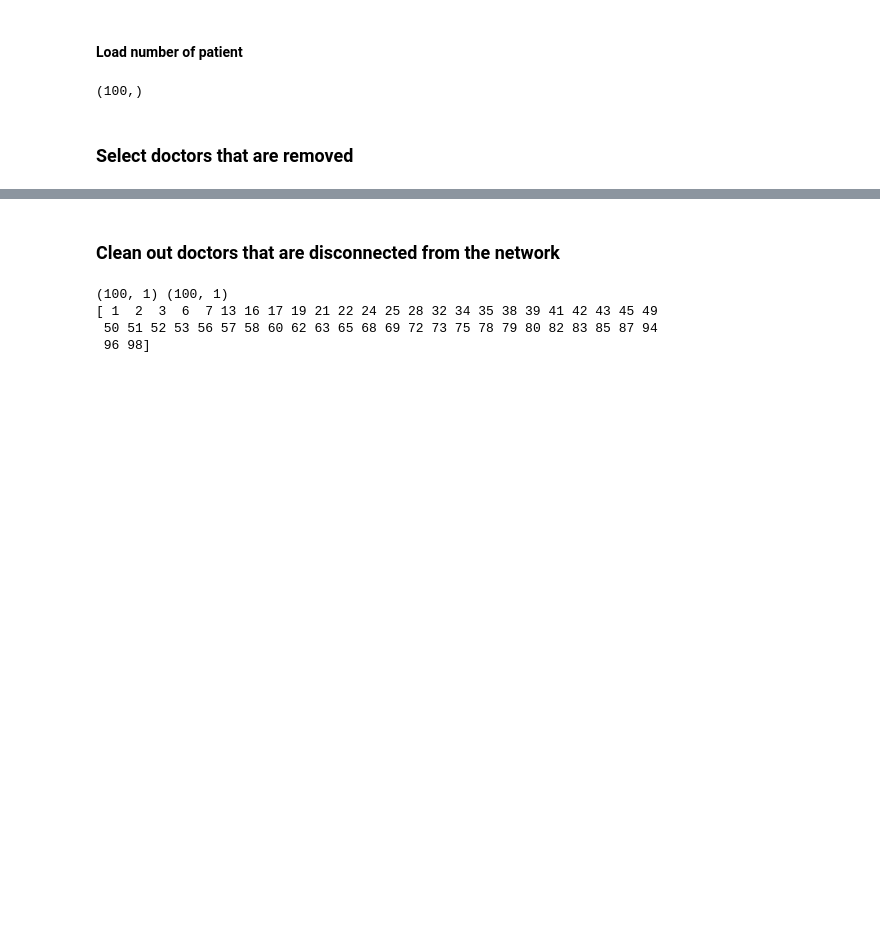
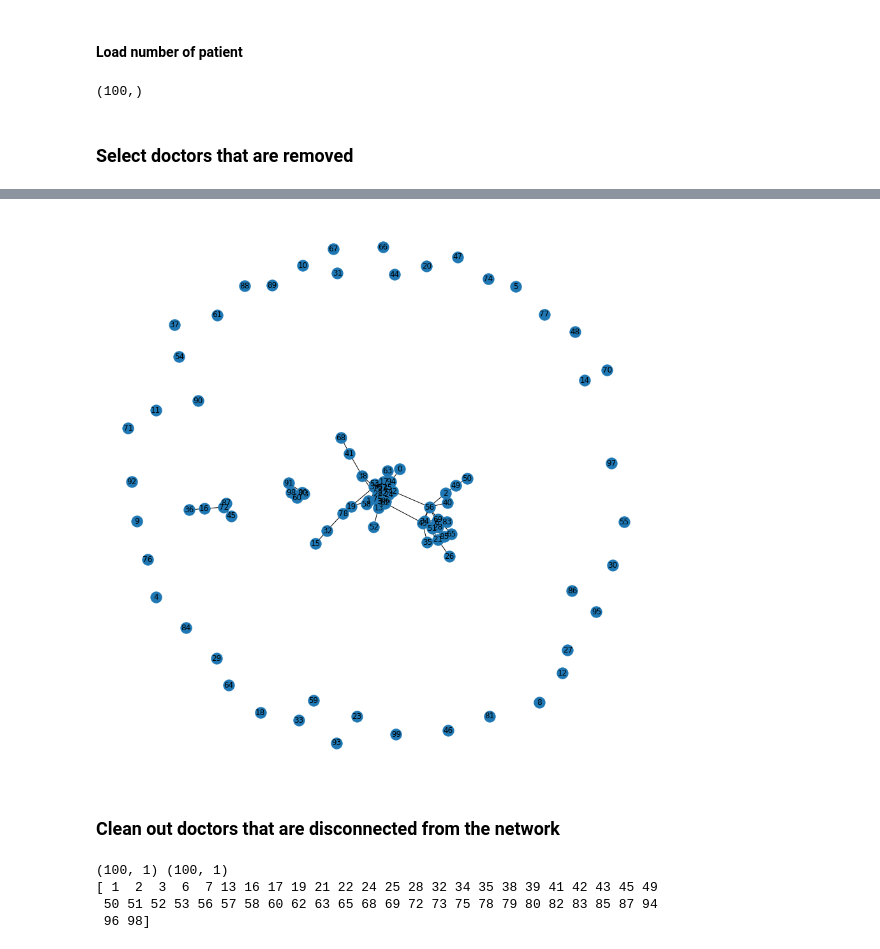
Before and after one commit to losardor/HCSRisk, a Jupyter notebook: singleDocShock.ipynb, the cells around one changed output, grey strips where cells are left out. Saved outputs shown, nothing was run; the diff lists cells and outputs as text; code cells hidden in the pictures; blank space fills up the shorter version.

```diff
--- a/singleDocShock.ipynb
+++ b/singleDocShock.ipynb
@@ -63,3 +88,8 @@ doctors["Capacity"] = doctors["NumOfPatients"]*(1+C)
+# %%
+figure = plt.figure(figsize=(12,12))
+nx.draw(G, with_labels=True)
+# %% [output]
+[figure, added]
 # %%
 totalpatients = doctors["NumOfPatients"][failed].sum()
 # %% [markdown]
```
Also changed, not shown: parts of 19 cells of this notebook.
